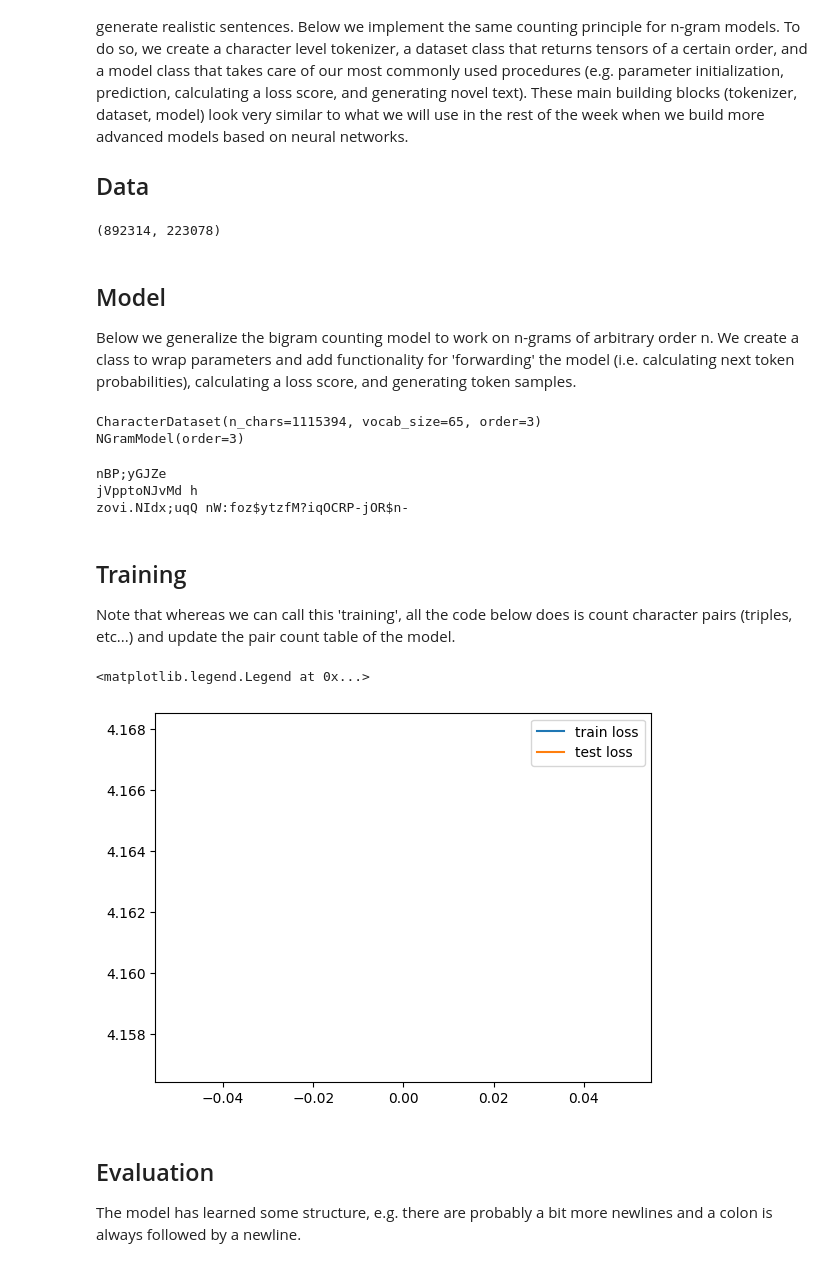
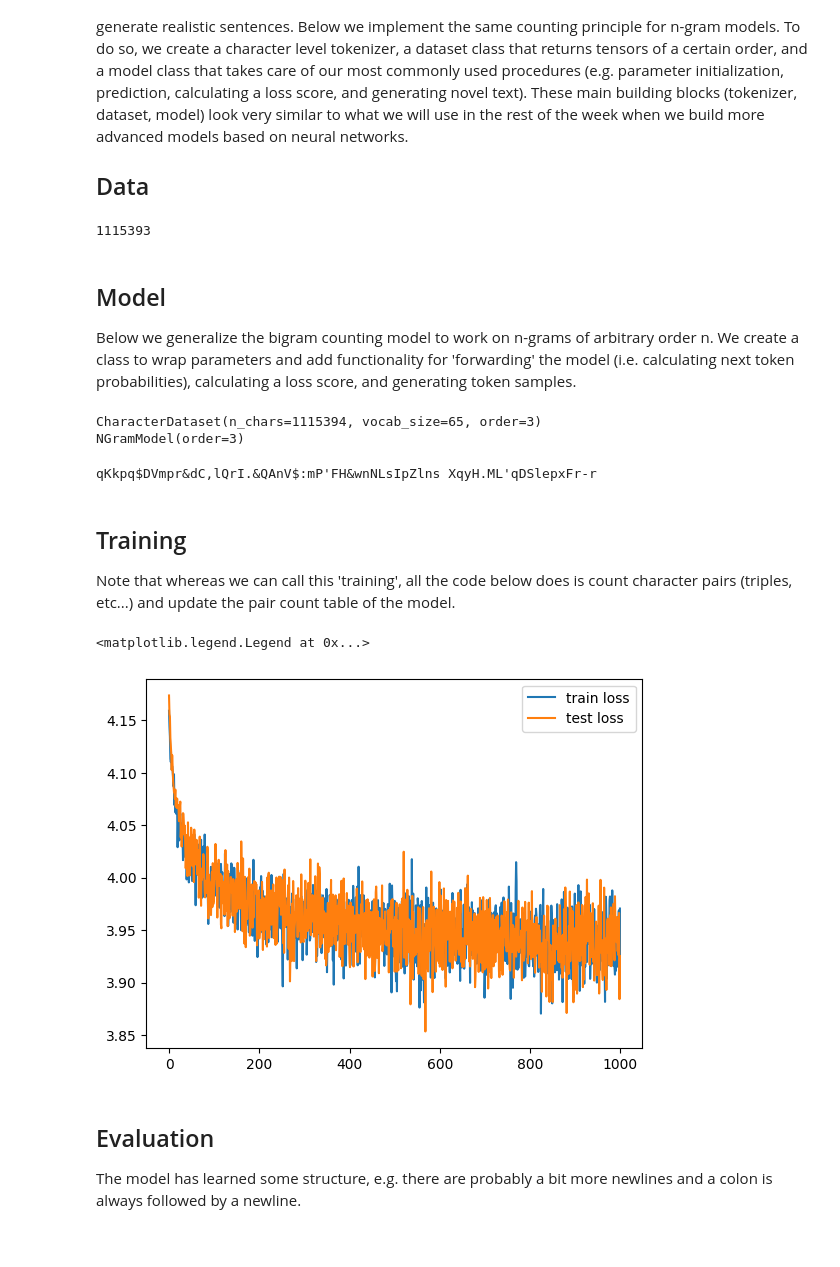
Before and after one commit to holmrenser/deep_learning, a Jupyter notebook: W4D1_markov_prediction.ipynb, the cells around one changed output. Saved outputs shown, nothing was run; the diff lists cells and outputs as text; code cells hidden in the pictures.

Commit message:
updated markov model and tokenization

```diff
--- a/W4D1_markov_prediction.ipynb
+++ b/W4D1_markov_prediction.ipynb
@@ -150,28 +146,21 @@ class CharacterDataset:
 
     @classmethod
     def from_textfile(cls, filename: str, order: int=1) -> 'CharacterDataset':
+        """
+        Constructor method that builds a character dataset from a text file.
+        Text is 'tokenized' by splitting into characters.
+        """
         tokenizer = CharacterTokenizer()
         with open(filename, 'r') as fh:
             data = fh.read()
             tokenizer.train(data)
             return cls(data, tokenizer, order=order)
 
-    def train_test_split(self, train_percentage: float=0.8) -> tuple['CharacterDataset','CharacterDataset']:
-        n_train_chars = int(train_percentage * len(self.data))
-
-        train_data = self.data[:n_train_chars]
-        train_dataset = CharacterDataset(train_data, self.tokenizer, self.order)
-
-        test_data = self.data[n_train_chars:]
-        test_dataset = CharacterDataset(test_data, self.tokenizer, self.order)
-
-        return train_dataset, test_dataset
-
     def __len__(self) -> int:
-        return len(self.data) -  self.order
+        return len(self.data) - self.order
 
     def __getitem__(self, idx: int) -> torch.tensor:
-        # grab a chunk of block_size characters from the data
+        # grab a chunk of n=order + 1 characters from the data
         chunk = self.data[idx:idx + self.order + 1]
         # encode every character to an integer
         tokens = self.tokenizer.encode(chunk)
@@ -183,10 +172,9 @@ class CharacterDataset:
         return x,y
 
 dataset = CharacterDataset.from_textfile('./input.txt')
-train_dataset,test_dataset = dataset.train_test_split()
-len(train_dataset),len(test_dataset)
+len(dataset)
 # %% [output]
-(892314, 223078)
+1115393
 # %% [markdown]
 ## Model
 Below we generalize the bigram counting model to work on n-grams of arbitrary order n. We create a class to wrap parameters and add functionality for 'forwarding' the model (i.e. calculating next token probabilities), calculating a loss score, and generating token samples.
@@ -197,7 +185,7 @@ class NGramModel(nn.Module):
         assert order > 0, 'Order must be > 1'
         super().__init__()
         self.order = order
-        # counting character pairs in a vocab_size ** (order + 1) table
+        # counting character pairs in a vocab_size ** (order + 1) table, initializing to 1 implements laplace smoothing
         self.counts = torch.ones([vocab_size] * (order + 1))
 
     def __repr__(self) -> str:
@@ -209,13 +197,18 @@ class NGramModel(nn.Module):
         """Normalize counts to probabilities by dividing over row sums"""
         return self.counts / self.counts.sum(dim=-1, keepdim=True)
 
+    def update_counts(self, data_batch: torch.Tensor) -> None:
+        """Training the model is equal to counting observed occurences"""
+        for input,target in zip(*data_batch):
+          self.counts[[*input, target]] += 1
+
     def forward(self, idx: torch.tensor, targets: torch.tensor=None) -> torch.tensor:
         probs = self.probs[[*idx.T]]
         loss = None if targets is None else F.cross_entropy(probs, targets.view(-1))
         return probs,loss
 
     def generate(self, sample_length: int=256) -> list[int]:
-        """Generate samples"""
+        """Generate text by sampling from P(next_token | previous_n_tokens) where n_tokens is determined by the 'order' of the markov chain"""
         idx = torch.zeros(self.order, dtype=torch.long)
         for _ in trange(sample_length, desc='Sampling'):
             probs,_ = model(idx[-self.order:][None])
@@ -236,51 +229,52 @@ print(dataset.tokenizer.decode(sample))
 # %% [output]
 CharacterDataset(n_chars=1115394, vocab_size=65, order=3)
 NGramModel(order=3)
-nBP;yGJZe
-jVpptoNJvMd h
-zovi.NIdx;uqQ nW:foz$ytzfM?iqOCRP-jOR$n-
+qKkpq$DVmpr&dC,lQrI.&QAnV$:mP'FH&wnNLsIpZlns XqyH.ML'qDSlepxFr-r
 # %% [markdown]
 ## Training
 Note that whereas we can call this 'training', all the code below does is count character pairs (triples, etc...) and update the pair count table of the model.
 # %%
-dataset = CharacterDataset.from_textfile('./input.txt', order=1)
-train_dataset, test_dataset = dataset.train_test_split()
+n_train_steps = 10_000
+batch_size = 100
+order = 2
+train_frac = 0.8
 
-model = NGramModel(dataset.vocab_size, dataset.order)
-
-n_train_steps = 1_000
-batch_size = 100
+dataset = CharacterDataset.from_textfile('./input.txt', order=order)
+train_dataset, test_dataset = random_split(dataset, (train_frac, 1 - train_frac))
 
 train_dataloader = DataLoader(
     dataset=train_dataset,
     sampler=RandomSampler(train_dataset, num_samples=n_train_steps * batch_size),
     batch_size=batch_size
 )
 
 test_dataloader = DataLoader(
     dataset=test_dataset,
     sampler=RandomSampler(test_dataset, replacement=True), # test dataset is relatively small so we might need to sample more than once
     batch_size=batch_size
 )
+
 test_dataloader = iter(test_dataloader)
 
 train_loss = []
 test_loss = []
 
+model = NGramModel(dataset.vocab_size, dataset.order)
+
 for i, train_batch in enumerate(tqdm(train_dataloader, desc='Training')):
-    for x,y in zip(*train_batch):
-          model.counts[[*x, y]] += 1
-    if i % 1_000 == 0:
-        test_batch = next(test_dataloader)
-        test_loss.append(model(*test_batch)[1])
-        train_loss.append(model(*train_batch)[1])
+    model.update_counts(train_batch)
+    if i % 10 == 0:
+        test_input, test_target = next(test_dataloader)
+        test_loss.append(model(test_input, test_target)[1])
+        train_input, train_target = train_batch
+        train_loss.append(model(train_input, train_target)[1])
 
 plt.plot(train_loss, label='train loss')
 plt.plot(test_loss, label='test loss')
 plt.legend()
 # %% [output]
 <matplotlib.legend.Legend at 0x...>
-[figure, old version]
+[figure, new version]
 # %% [markdown]
 ## Evaluation
 The model has learned some structure, e.g. there are probably a bit more newlines and a colon is always followed by a newline.
```
Also changed, not shown: parts of 4 cells of this notebook, 1 other file.
